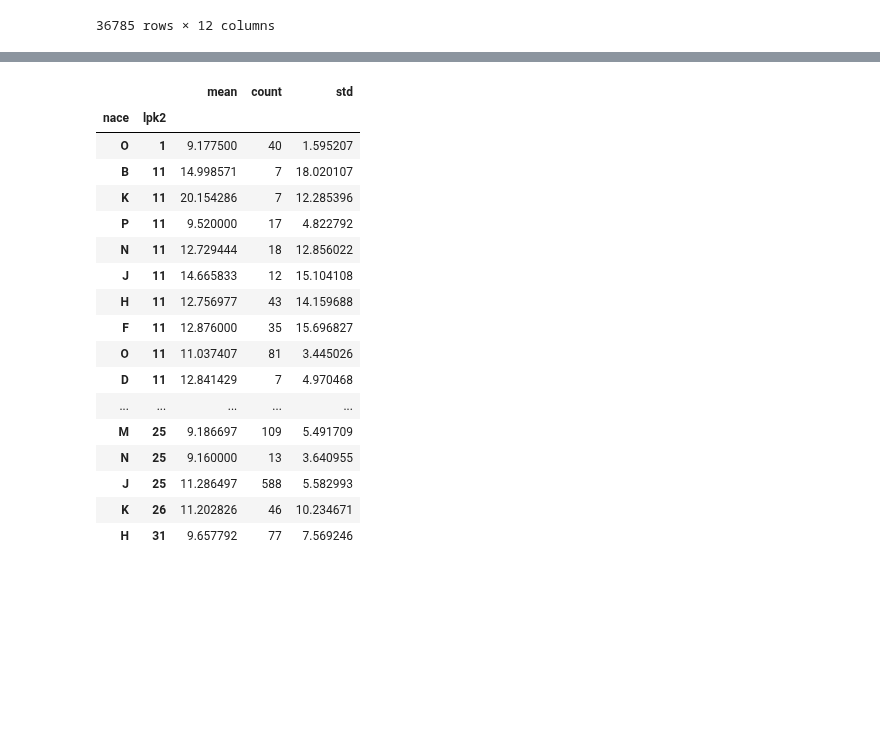
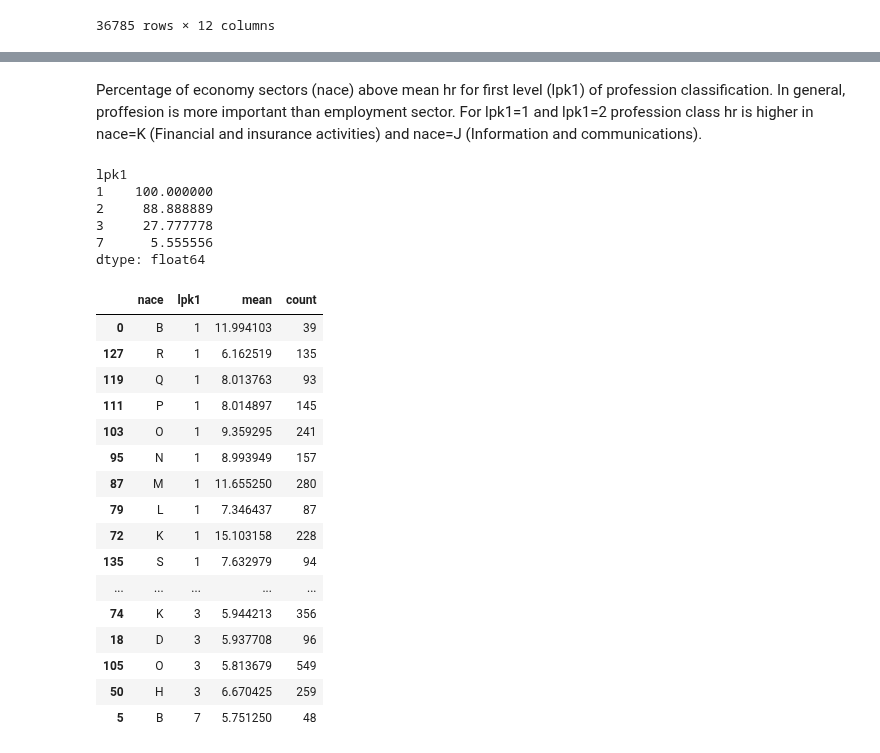
Before and after one commit to EdvinasStonevicius/LT-national-salary-analysis, a Jupyter notebook: python/Feature_engineering.ipynb, the cells around one changed output, grey strips where cells are left out. Saved outputs shown, nothing was run; the diff lists cells and outputs as text; code cells hidden in the pictures; blank space fills up the shorter version.

```diff
--- a/python/Feature_engineering.ipynb
+++ b/python/Feature_engineering.ipynb
@@ -189,2 +206,4 @@ data2018ft
+# %%
+data2018ft.drop(data2018ft[(data2018ft.lpk1 == 6) | (data2018ft.lpk1 == 0) ].index, inplace=True)
 # %%
 lpk_agg = data2018ft.groupby(['lpk1', 'lpk2', 'lpk'])['hourly_rate'].agg(['mean', 'count', 'std']).reset_index()
@@ -295,0 +283,13 @@ plt.legend(bbox_to_anchor=(1.05, 1), loc=2, borderaxespad=0.0);
+# %%
+lpk1_nace_agg = data2018ft.groupby(['nace','lpk1'])['hourly_rate'].agg(['mean', 'count']).reset_index()
+lpk2_nace_agg = data2018ft.groupby(['nace','lpk2'])['hourly_rate'].agg(['mean', 'count']).reset_index()
+# %%
+f, (ax1, ax2) = plt.subplots(1, 2, sharey=True, figsize=(12,8))
+plt.subplots_adjust(wspace = 0.05)
+norm=plt.Normalize(0, max(lpk2_nace_agg['mean']))
+sc = ax1.scatter(data=lpk1_nace_agg, x='lpk1', y='nace', c='mean', s='count',cmap='CMRmap', norm=norm)
+ax1.set_xlabel('lpk1')
+ax2.scatter(data=lpk2_nace_agg, x='lpk2', y='nace', c='mean', s='count',cmap='CMRmap', norm=norm);
+ax2.set_xlabel('lpk2')
+cbar_ax = f.add_axes([0.95, 0.15, 0.05, 0.7])
+f.colorbar(sc, cax=cbar_ax);
@@ -296,21 +298,31 @@ plt.legend(bbox_to_anchor=(1.05, 1), loc=2, borderaxespad=0.0);
+# %% [markdown]
+Percentage of economy sectors (nace) above mean hr for first level (lpk1) of profession classification. In general, proffesion is more important than employment sector. For lpk1=1 and  lpk1=2 profession class hr is higher in nace=K (Financial and insurance activities) and nace=J (Information and communications).
+# %%
+lpk1_nace_agg.query(f'count>5 & mean>{hr_mean}').sort_values('lpk1').value_counts('lpk1')/len(lpk1_nace_agg['nace'].unique())*100
+# %% [output]
+lpk1
+1    100.000000
+2     88.888889
+3     27.777778
+7      5.555556
+dtype: float64
 # %%
-lpk_nace_agg.query('count > 5 & mean > 9').sort_values('lpk2')
+lpk1_nace_agg.query(f'count>5 & mean>{hr_mean}').sort_values('lpk1')
 # %% [output]
-|  |  | mean | count | std |
-| nace | lpk2 |  |  |  |
-| O | 1 | 9.177500 | 40 | 1.595207 |
-| B | 11 | 14.998571 | 7 | 18.020107 |
-| K | 11 | 20.154286 | 7 | 12.285396 |
-| P | 11 | 9.520000 | 17 | 4.822792 |
-| N | 11 | 12.729444 | 18 | 12.856022 |
-| J | 11 | 14.665833 | 12 | 15.104108 |
-| H | 11 | 12.756977 | 43 | 14.159688 |
-| F | 11 | 12.876000 | 35 | 15.696827 |
-| O | 11 | 11.037407 | 81 | 3.445026 |
-| D | 11 | 12.841429 | 7 | 4.970468 |
+|  | nace | lpk1 | mean | count |
+| 0 | B | 1 | 11.994103 | 39 |
+| 127 | R | 1 | 6.162519 | 135 |
+| 119 | Q | 1 | 8.013763 | 93 |
+| 111 | P | 1 | 8.014897 | 145 |
+| 103 | O | 1 | 9.359295 | 241 |
+| 95 | N | 1 | 8.993949 | 157 |
+| 87 | M | 1 | 11.655250 | 280 |
+| 79 | L | 1 | 7.346437 | 87 |
+| 72 | K | 1 | 15.103158 | 228 |
+| 135 | S | 1 | 7.632979 | 94 |
 | ... | ... | ... | ... | ... |
-| M | 25 | 9.186697 | 109 | 5.491709 |
-| N | 25 | 9.160000 | 13 | 3.640955 |
-| J | 25 | 11.286497 | 588 | 5.582993 |
-| K | 26 | 11.202826 | 46 | 10.234671 |
-| H | 31 | 9.657792 | 77 | 7.569246 |
+| 74 | K | 3 | 5.944213 | 356 |
+| 18 | D | 3 | 5.937708 | 96 |
+| 105 | O | 3 | 5.813679 | 549 |
+| 50 | H | 3 | 6.670425 | 259 |
+| 5 | B | 7 | 5.751250 | 48 |
```
Also changed, not shown: parts of 21 cells of this notebook.
